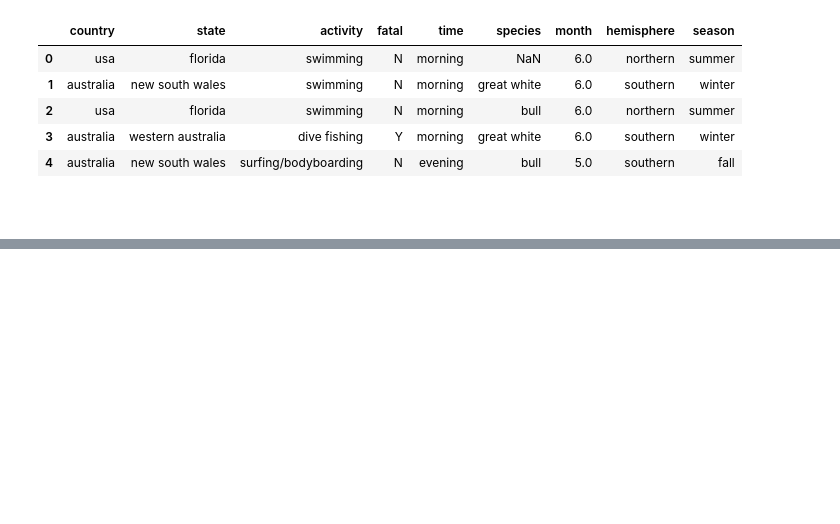
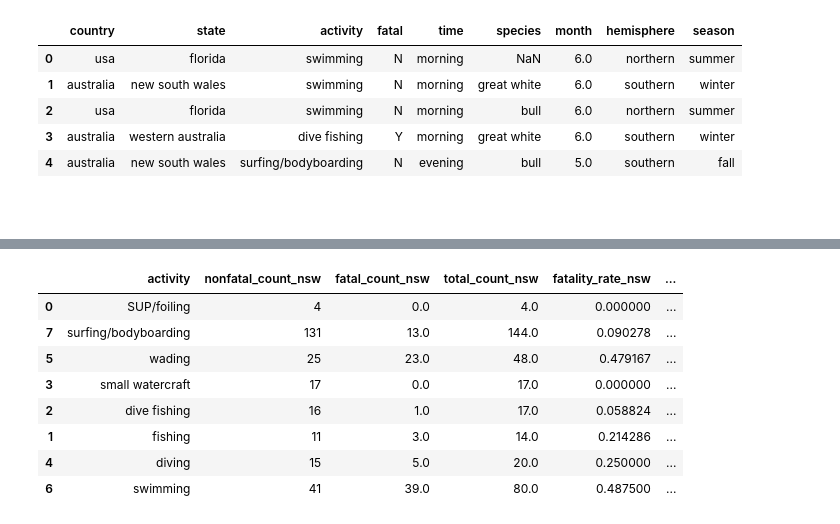
Before and after one commit to imalvarado/5650-final-project, a Jupyter notebook: code/confounders.ipynb, the cells around one changed output, grey strips where cells are left out. Saved outputs shown, nothing was run; the diff lists cells and outputs as text; code cells hidden in the pictures; blank space fills up the shorter version.

```diff
--- a/code/confounders.ipynb
+++ b/code/confounders.ipynb
@@ -125,0 +170,12 @@ fatality_rate_plots(hi_attacks, attribute_name="activity", prop_fatal=hi_prop, t
+# %%
+merged
+# %% [output]
+|  | activity | nonfatal_count_nsw | fatal_count_nsw | total_count_nsw | fatality_rate_nsw | ... |
+| 0 | SUP/foiling | 4 | 0.0 | 4.0 | 0.000000 | ... |
+| 7 | surfing/bodyboarding | 131 | 13.0 | 144.0 | 0.090278 | ... |
+| 5 | wading | 25 | 23.0 | 48.0 | 0.479167 | ... |
+| 3 | small watercraft | 17 | 0.0 | 17.0 | 0.000000 | ... |
+| 2 | dive fishing | 16 | 1.0 | 17.0 | 0.058824 | ... |
+| 1 | fishing | 11 | 3.0 | 14.0 | 0.214286 | ... |
+| 4 | diving | 15 | 5.0 | 20.0 | 0.250000 | ... |
+| 6 | swimming | 41 | 39.0 | 80.0 | 0.487500 | ... |
```
Also changed, not shown: parts of 8 cells of this notebook, 6 other files.
